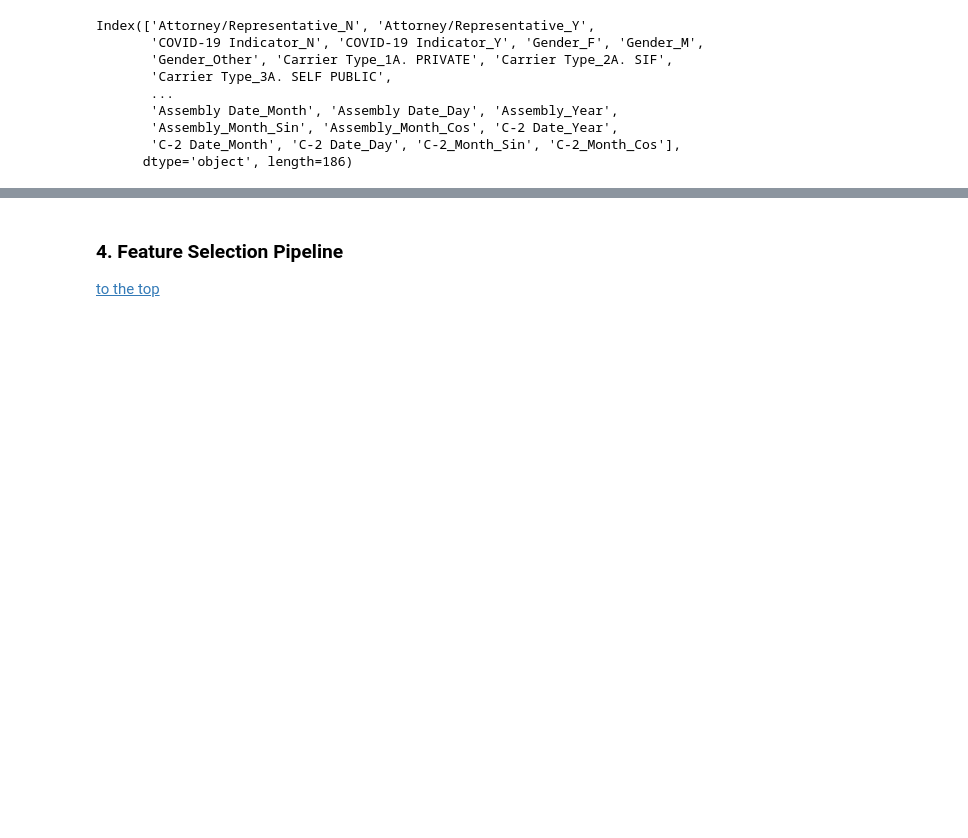
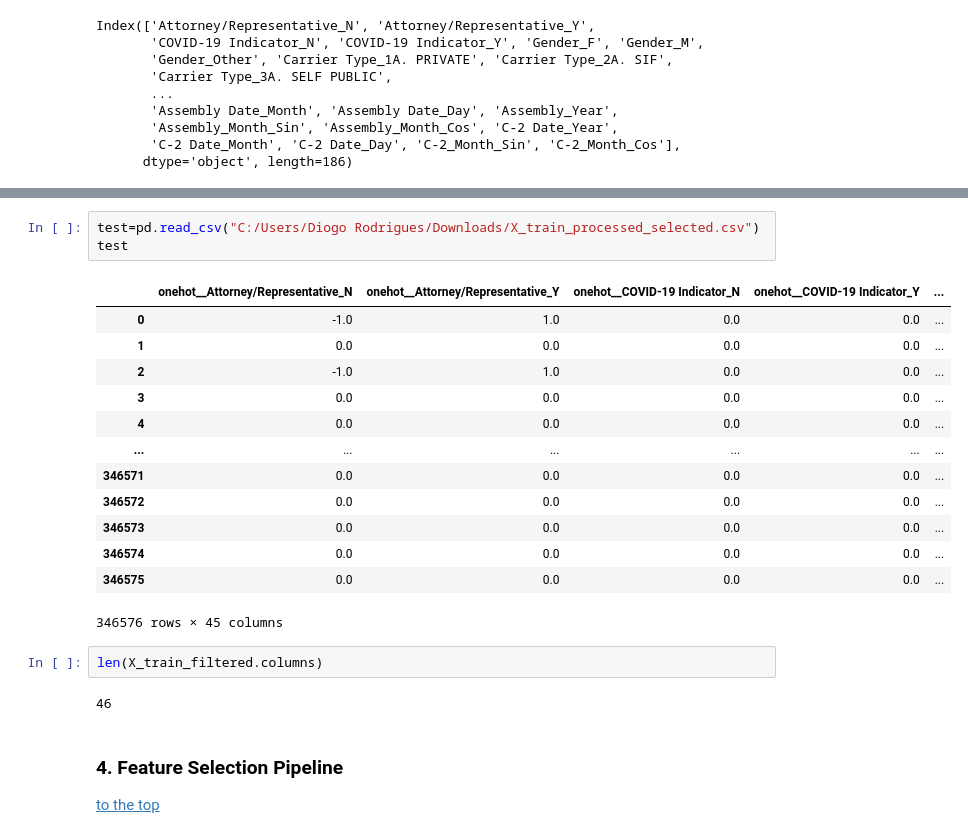
Before and after one commit to LenaHermann/ML_Project_Group52, a Jupyter notebook: 03_Encoding_Scaling_Feature_Selection.ipynb, the cells around one changed output, grey strips where cells are left out. Drawn from its saved outputs; the diff is of its cells as text; blank space fills up the shorter version.

```diff
--- a/03_Encoding_Scaling_Feature_Selection.ipynb
+++ b/03_Encoding_Scaling_Feature_Selection.ipynb
@@ -522,6 +522,27 @@ X_test_filtered.to_csv('X_test_filtered.csv', index=False)
 X_test_submission_filtered.to_csv('X_test_submission_filtered.csv', index=False)
 
 # Você pode salvar em outro formato, como .pickle, se necessário.
+# %%
+test=pd.read_csv("C:/Users/Diogo Rodrigues/Downloads/X_train_processed_selected.csv")
+test
+# %% [output]
+|  | onehot__Attorney/Representative_N | onehot__Attorney/Representative_Y | onehot__COVID-19 Indicator_N | onehot__COVID-19 Indicator_Y | ... |
+| 0 | -1.0 | 1.0 | 0.0 | 0.0 | ... |
+| 1 | 0.0 | 0.0 | 0.0 | 0.0 | ... |
+| 2 | -1.0 | 1.0 | 0.0 | 0.0 | ... |
+| 3 | 0.0 | 0.0 | 0.0 | 0.0 | ... |
+| 4 | 0.0 | 0.0 | 0.0 | 0.0 | ... |
+| ... | ... | ... | ... | ... | ... |
+| 346571 | 0.0 | 0.0 | 0.0 | 0.0 | ... |
+| 346572 | 0.0 | 0.0 | 0.0 | 0.0 | ... |
+| 346573 | 0.0 | 0.0 | 0.0 | 0.0 | ... |
+| 346574 | 0.0 | 0.0 | 0.0 | 0.0 | ... |
+| 346575 | 0.0 | 0.0 | 0.0 | 0.0 | ... |
+346576 rows × 45 columns
+# %%
+len(X_train_filtered.columns)
+# %% [output]
+46
 # %% [markdown]
 ### 4. Feature Selection Pipeline <a id='f_pipeline'></a>
 [to the top](#top)
```
Also changed, not shown: parts of 4 cells of this notebook.
